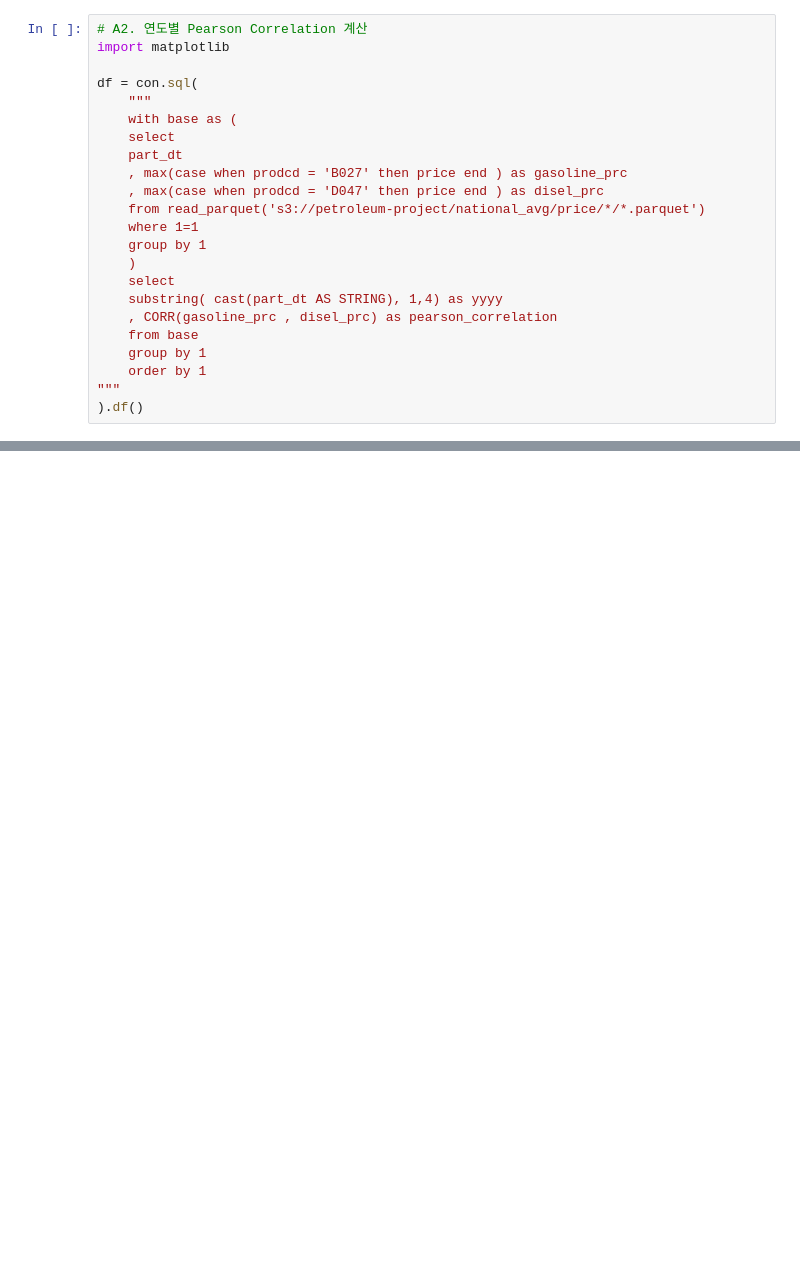
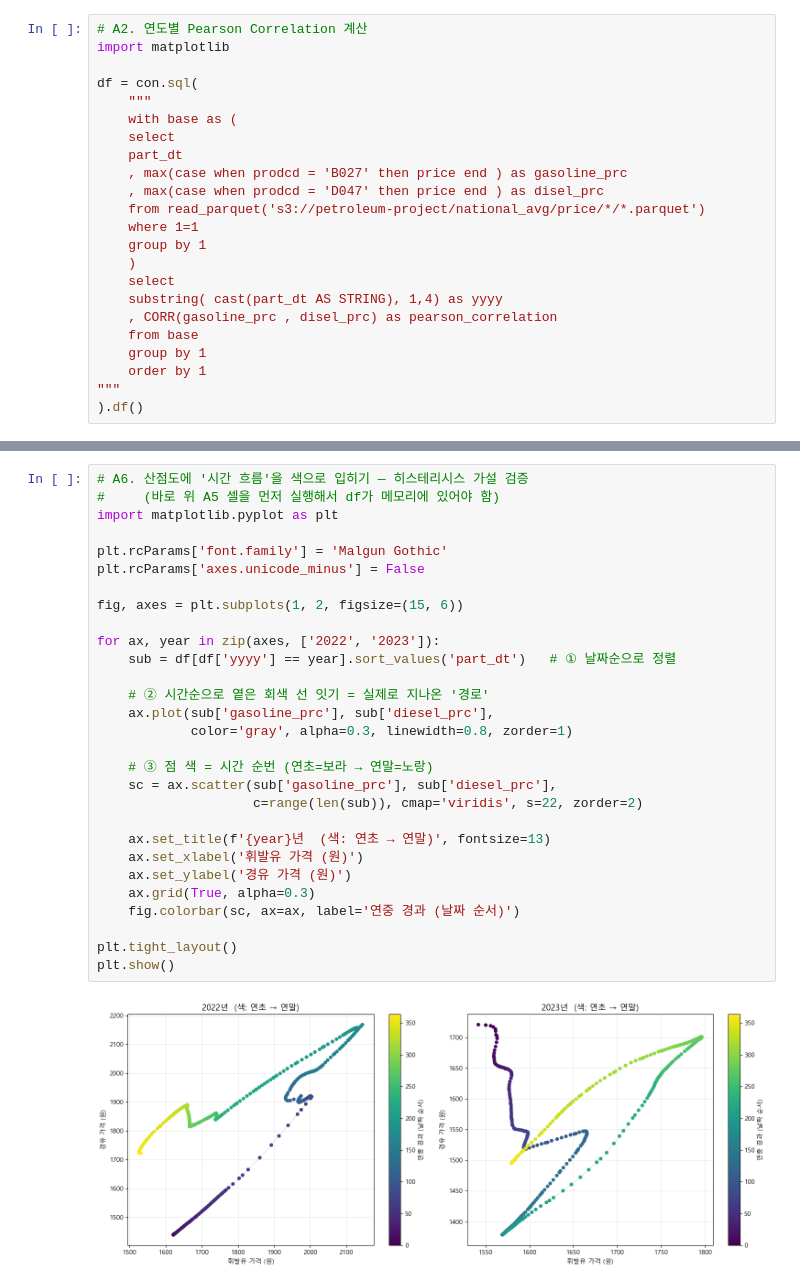
Before and after one commit to lomikwin/ds_project, a Jupyter notebook: playground/Pearson/Pearson.ipynb, the cells around one changed output, grey strips where cells are left out. Saved outputs shown, nothing was run; the diff lists cells and outputs as text; blank space fills up the shorter version.

```diff
--- a/playground/Pearson/Pearson.ipynb
+++ b/playground/Pearson/Pearson.ipynb
@@ -226,0 +365,31 @@ display(df)
+# %%
+# A6. 산점도에 '시간 흐름'을 색으로 입히기 — 히스테리시스 가설 검증
+#     (바로 위 A5 셀을 먼저 실행해서 df가 메모리에 있어야 함)
+import matplotlib.pyplot as plt
+
+plt.rcParams['font.family'] = 'Malgun Gothic'
+plt.rcParams['axes.unicode_minus'] = False
+
+fig, axes = plt.subplots(1, 2, figsize=(15, 6))
+
+for ax, year in zip(axes, ['2022', '2023']):
+    sub = df[df['yyyy'] == year].sort_values('part_dt')   # ① 날짜순으로 정렬
+
+    # ② 시간순으로 옅은 회색 선 잇기 = 실제로 지나온 '경로'
+    ax.plot(sub['gasoline_prc'], sub['diesel_prc'],
+            color='gray', alpha=0.3, linewidth=0.8, zorder=1)
+
+    # ③ 점 색 = 시간 순번 (연초=보라 → 연말=노랑)
+    sc = ax.scatter(sub['gasoline_prc'], sub['diesel_prc'],
+                    c=range(len(sub)), cmap='viridis', s=22, zorder=2)
+
+    ax.set_title(f'{year}년  (색: 연초 → 연말)', fontsize=13)
+    ax.set_xlabel('휘발유 가격 (원)')
+    ax.set_ylabel('경유 가격 (원)')
+    ax.grid(True, alpha=0.3)
+    fig.colorbar(sc, ax=ax, label='연중 경과 (날짜 순서)')
+
+plt.tight_layout()
+plt.show()
+# %% [output]
+[figure, added]
```
Also changed, not shown: parts of 11 cells of this notebook, 1 other file.
